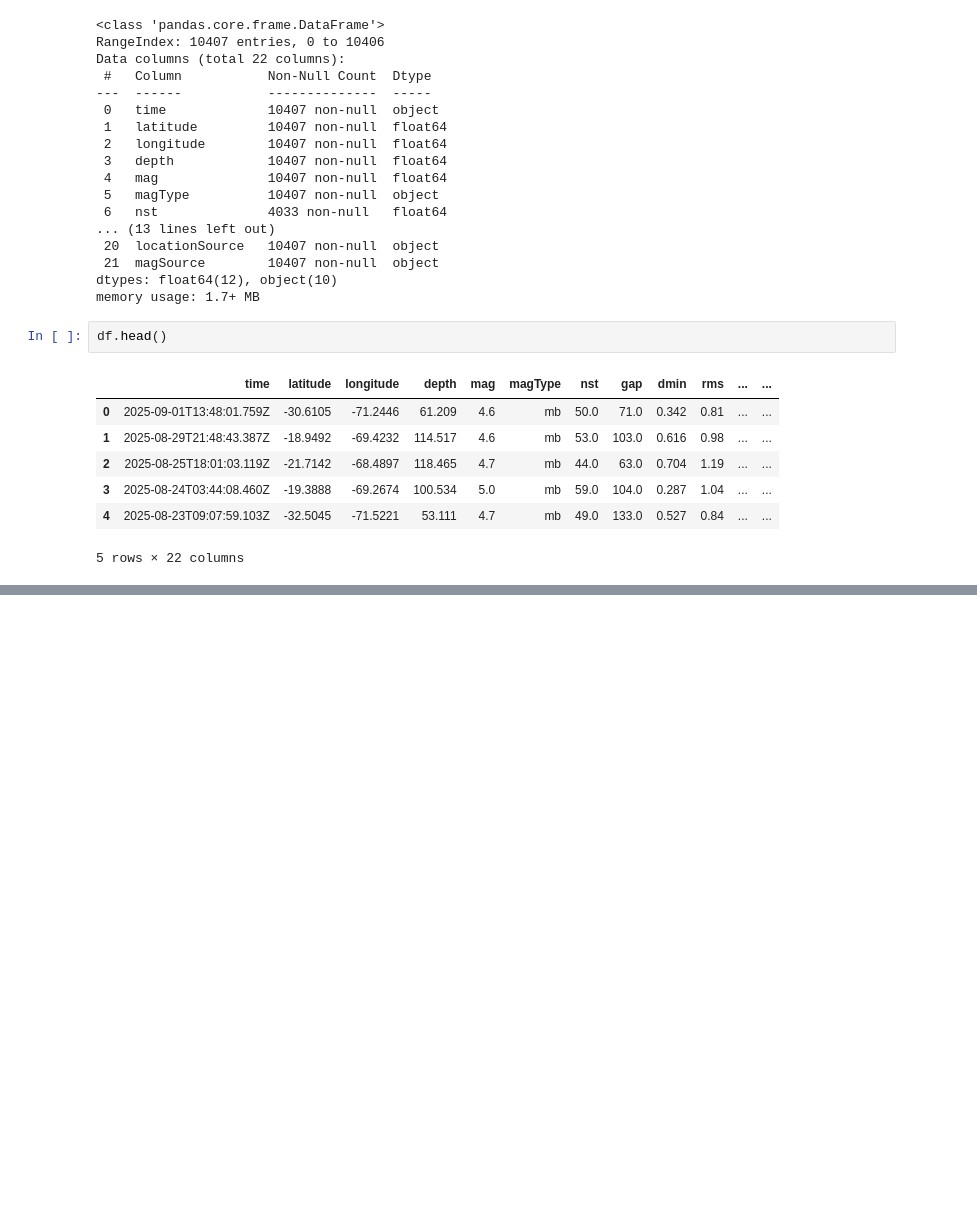
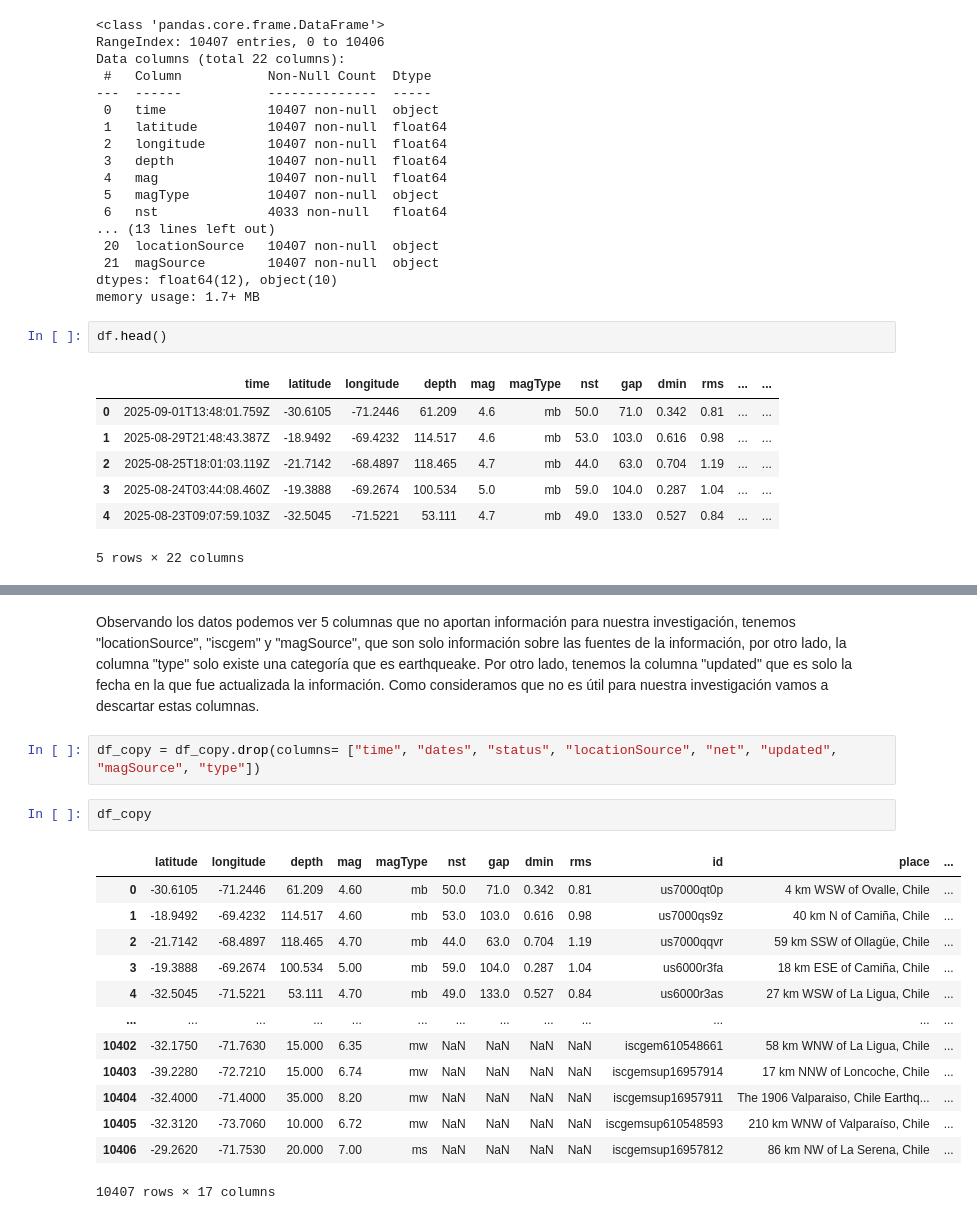
Before and after one commit to Skysilen-t/Proyecto-Ciencia-de-Datos, a Jupyter notebook: Propuesta y documento/Proyecto investigacion propuesta.ipynb, the cells around one changed output, grey strips where cells are left out. Drawn from its saved outputs; the diff is of its cells as text; blank space fills up the shorter version.

```diff
--- a/Propuesta y documento/Proyecto investigacion propuesta.ipynb
+++ b/Propuesta y documento/Proyecto investigacion propuesta.ipynb
@@ -69,0 +135,20 @@ df.head()
+# %% [markdown]
+Observando los datos podemos ver 5 columnas que no aportan información para nuestra investigación, tenemos "locationSource", "iscgem" y "magSource", que son solo información sobre las fuentes de la información, por otro lado, la columna "type" solo existe una categoría que es earthqueake. Por otro lado, tenemos la columna "updated" que es solo la fecha en la que fue actualizada la información. Como consideramos que no es útil para nuestra investigación vamos a descartar estas columnas.
+# %%
+df_copy = df_copy.drop(columns= ["time", "dates", "status", "locationSource", "net", "updated", "magSource", "type"])
+# %%
+df_copy
+# %% [output]
+|  | latitude | longitude | depth | mag | magType | nst | gap | dmin | rms | id | place | ... |
+| 0 | -30.6105 | -71.2446 | 61.209 | 4.60 | mb | 50.0 | 71.0 | 0.342 | 0.81 | us7000qt0p | 4 km WSW of Ovalle, Chile | ... |
+| 1 | -18.9492 | -69.4232 | 114.517 | 4.60 | mb | 53.0 | 103.0 | 0.616 | 0.98 | us7000qs9z | 40 km N of Camiña, Chile | ... |
+| 2 | -21.7142 | -68.4897 | 118.465 | 4.70 | mb | 44.0 | 63.0 | 0.704 | 1.19 | us7000qqvr | 59 km SSW of Ollagüe, Chile | ... |
+| 3 | -19.3888 | -69.2674 | 100.534 | 5.00 | mb | 59.0 | 104.0 | 0.287 | 1.04 | us6000r3fa | 18 km ESE of Camiña, Chile | ... |
+| 4 | -32.5045 | -71.5221 | 53.111 | 4.70 | mb | 49.0 | 133.0 | 0.527 | 0.84 | us6000r3as | 27 km WSW of La Ligua, Chile | ... |
+| ... | ... | ... | ... | ... | ... | ... | ... | ... | ... | ... | ... | ... |
+| 10402 | -32.1750 | -71.7630 | 15.000 | 6.35 | mw | NaN | NaN | NaN | NaN | iscgem610548661 | 58 km WNW of La Ligua, Chile | ... |
+| 10403 | -39.2280 | -72.7210 | 15.000 | 6.74 | mw | NaN | NaN | NaN | NaN | iscgemsup16957914 | 17 km NNW of Loncoche, Chile | ... |
+| 10404 | -32.4000 | -71.4000 | 35.000 | 8.20 | mw | NaN | NaN | NaN | NaN | iscgemsup16957911 | The 1906 Valparaiso, Chile Earthq... | ... |
+| 10405 | -32.3120 | -73.7060 | 10.000 | 6.72 | mw | NaN | NaN | NaN | NaN | iscgemsup610548593 | 210 km WNW of Valparaíso, Chile | ... |
+| 10406 | -29.2620 | -71.7530 | 20.000 | 7.00 | ms | NaN | NaN | NaN | NaN | iscgemsup16957812 | 86 km NW of La Serena, Chile | ... |
+10407 rows × 17 columns
```
Also changed, not shown: parts of 16 cells of this notebook.
